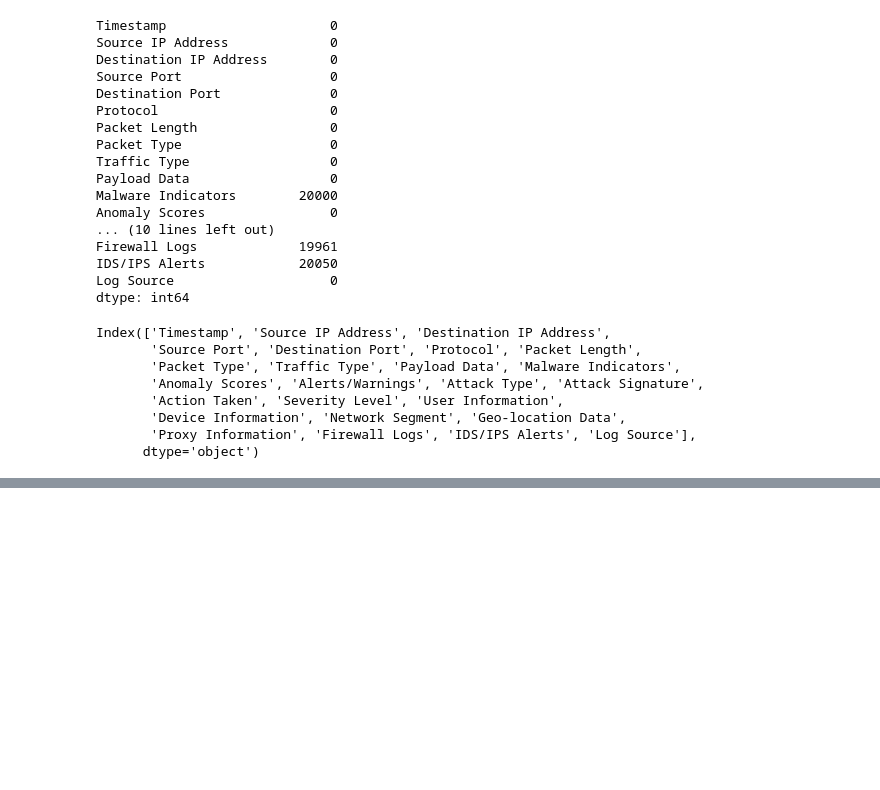
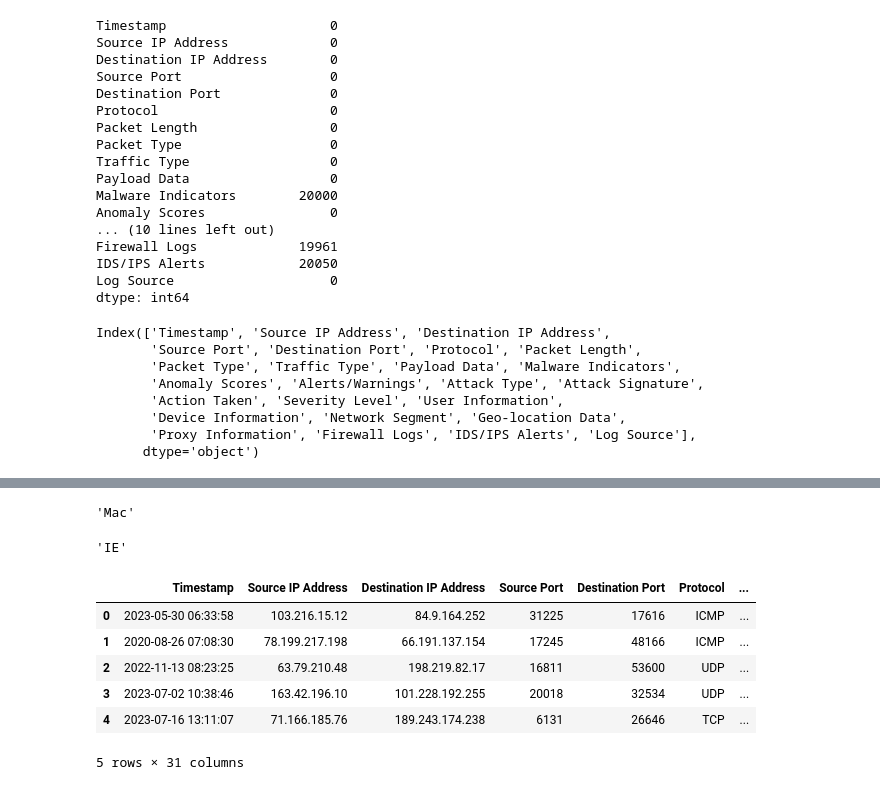
Before and after one commit to KalooIna/cybersecurity_attacks, a Jupyter notebook: notebookElly.ipynb, the cells around one changed output, grey strips where cells are left out. Drawn from its saved outputs; the diff is of its cells as text; code cells hidden in the pictures; blank space fills up the shorter version.

```diff
--- a/notebookElly.ipynb
+++ b/notebookElly.ipynb
@@ -58,0 +123,16 @@ Index(['Timestamp', 'Source IP Address', 'Destination IP Address',
+# %%
+# Test code if object value is None, to avoid error of filling attributes
+parsedURL = parse("Mozilla/5.0 (compatible; MSIE 8.0; Windows NT 6.2; Trident/5.0")
+parsedURL2 = parse("Mozilla/5.0 (Macintosh; PPC Mac OS X 10_11_5; rv:1.9.6.20) Gecko/2583-02-14 13:30:10 Firefox/11.0")
+if parsedURL2.__getattribute__('device') is not pd.NA:
+    test = parsedURL2.__getattribute__('device').family
+test
+# %% [output]
+'Mac'
+# %%
+# Test with one row before applying to df
+test = parse(df.loc[0, "Device Information"])
+browser_family = test.__getattribute__('user_agent').family
+browser_family
+# %% [output]
+'IE'
@@ -58,0 +148,10 @@ Index(['Timestamp', 'Source IP Address', 'Destination IP Address',
+# %%
+df.head(5)
+# %% [output]
+|  | Timestamp | Source IP Address | Destination IP Address | Source Port | Destination Port | Protocol | ... |
+| 0 | 2023-05-30 06:33:58 | 103.216.15.12 | 84.9.164.252 | 31225 | 17616 | ICMP | ... |
+| 1 | 2020-08-26 07:08:30 | 78.199.217.198 | 66.191.137.154 | 17245 | 48166 | ICMP | ... |
+| 2 | 2022-11-13 08:23:25 | 63.79.210.48 | 198.219.82.17 | 16811 | 53600 | UDP | ... |
+| 3 | 2023-07-02 10:38:46 | 163.42.196.10 | 101.228.192.255 | 20018 | 32534 | UDP | ... |
+| 4 | 2023-07-16 13:11:07 | 71.166.185.76 | 189.243.174.238 | 6131 | 26646 | TCP | ... |
+5 rows × 31 columns
```
Also changed, not shown: parts of 42 cells of this notebook, 13 other files.
